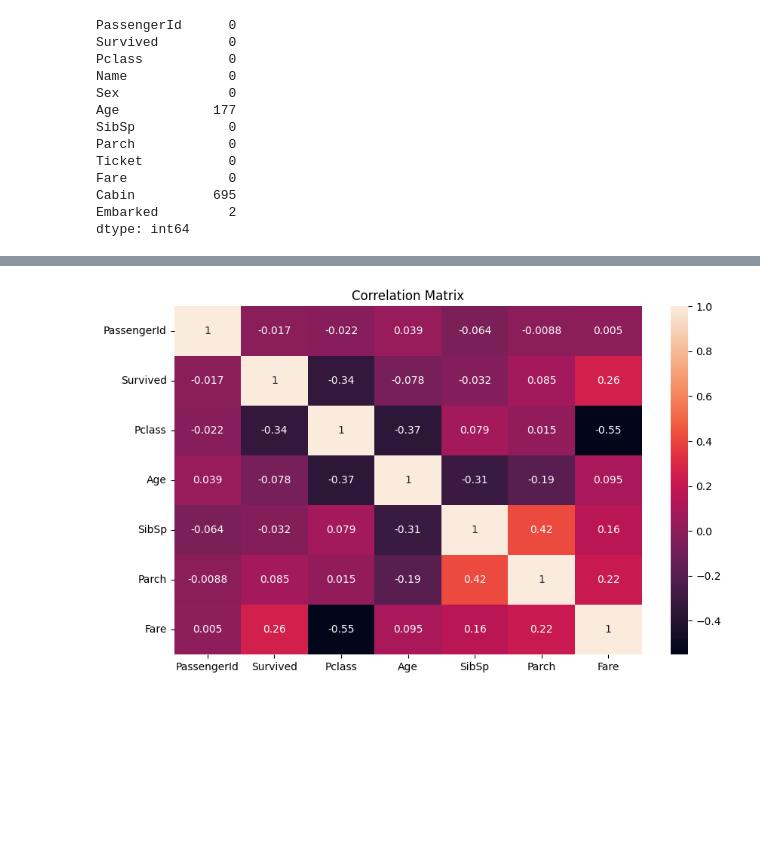
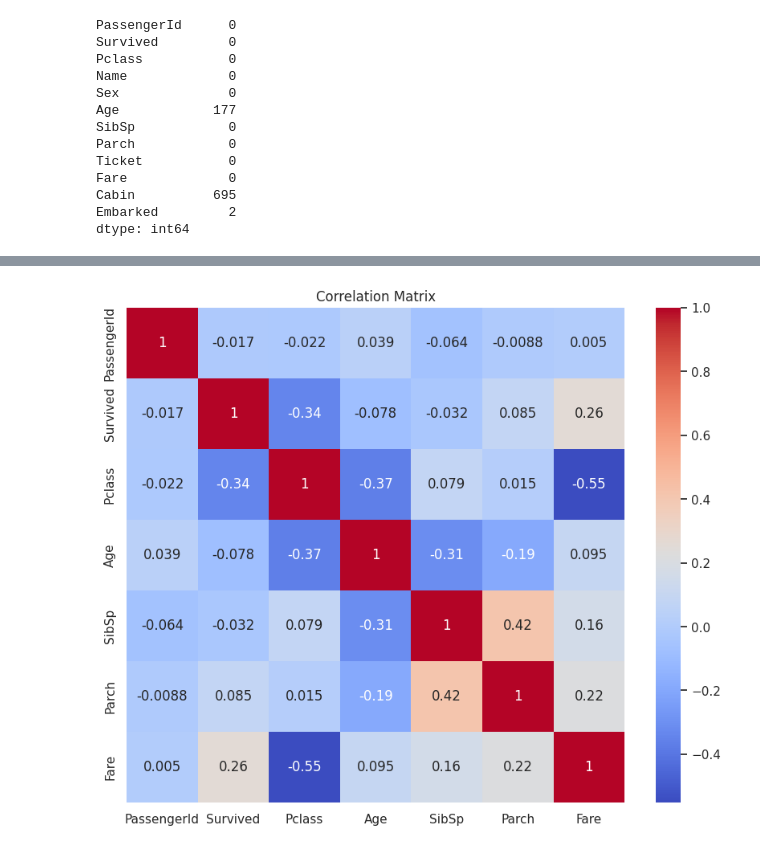
Before and after one commit to akritishestabit/AKRITI-SRIVASTAVA-HESTABIT-SOFTWARE-TRAINEE, a Jupyter notebook: WEEK 6/notebooks/EDA.ipynb, the cells around one changed output, grey strips where cells are left out. Drawn from its saved outputs; the diff is of its cells as text; code cells hidden in the pictures; blank space fills up the shorter version.

```diff
--- a/WEEK 6/notebooks/EDA.ipynb
+++ b/WEEK 6/notebooks/EDA.ipynb
@@ -3,7 +3,11 @@ import pandas as pd
 import numpy as np
 import matplotlib.pyplot as plt
 import seaborn as sns
+
+sns.set(style="whitegrid")
 # %%
-df = pd.read_csv("../data/raw/dataset.csv")
+df = pd.read_csv("../data/raw/titanic.csv")
+
+print("Shape:", df.shape)
 df.head()
 # %% [output]
@@ -73,7 +147,9 @@ plt.show()
 # %%
-plt.figure(figsize=(10,6))
-sns.heatmap(df.corr(numeric_only=True), annot=True)
+plt.figure(figsize=(10,8))
+corr = df.corr(numeric_only=True)
+
+sns.heatmap(corr, annot=True, cmap="coolwarm")
 plt.title("Correlation Matrix")
 plt.show()
 # %% [output]
-[figure, old version]
+[figure, new version]
```
Also changed, not shown: parts of 28 cells of this notebook, 36 other files.
